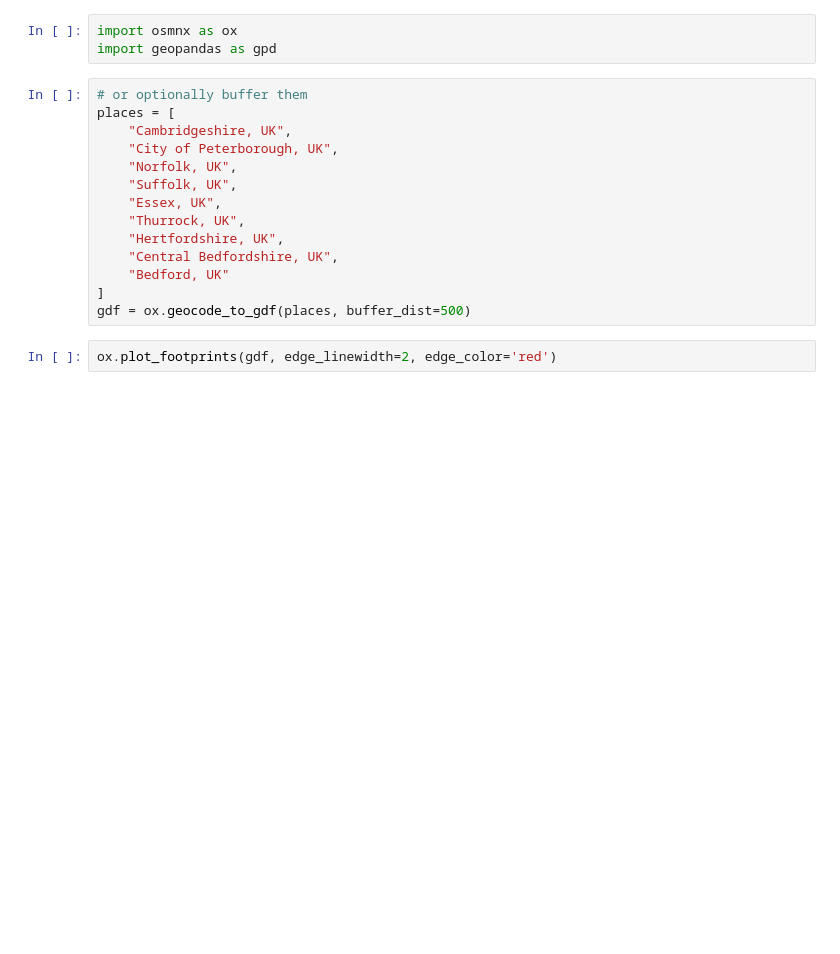
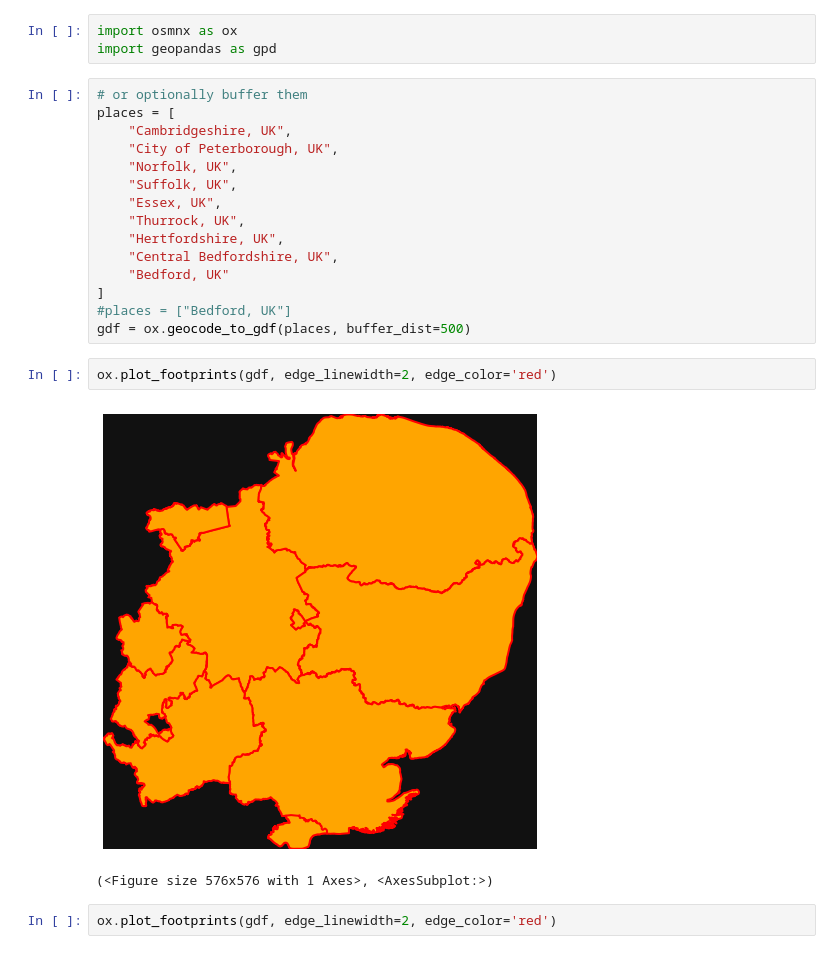
Before and after one commit to Andrewwango/prow-map, a Jupyter notebook: test_batch.ipynb, the cells around one changed output. Saved outputs shown, nothing was run; the diff lists cells and outputs as text; blank space fills up the shorter version.

```diff
--- a/test_batch.ipynb
+++ b/test_batch.ipynb
@@ -14,7 +14,13 @@ places = [
     "Central Bedfordshire, UK",
     "Bedford, UK"
 ]
+#places = ["Bedford, UK"]
 gdf = ox.geocode_to_gdf(places, buffer_dist=500)
+# %%
+ox.plot_footprints(gdf, edge_linewidth=2, edge_color='red')
+# %% [output]
+[figure, added]
+(<Figure size 576x576 with 1 Axes>, <AxesSubplot:>)
 # %%
 ox.plot_footprints(gdf, edge_linewidth=2, edge_color='red')
 # %% [output]
```
Also changed, not shown: 6 other files.
